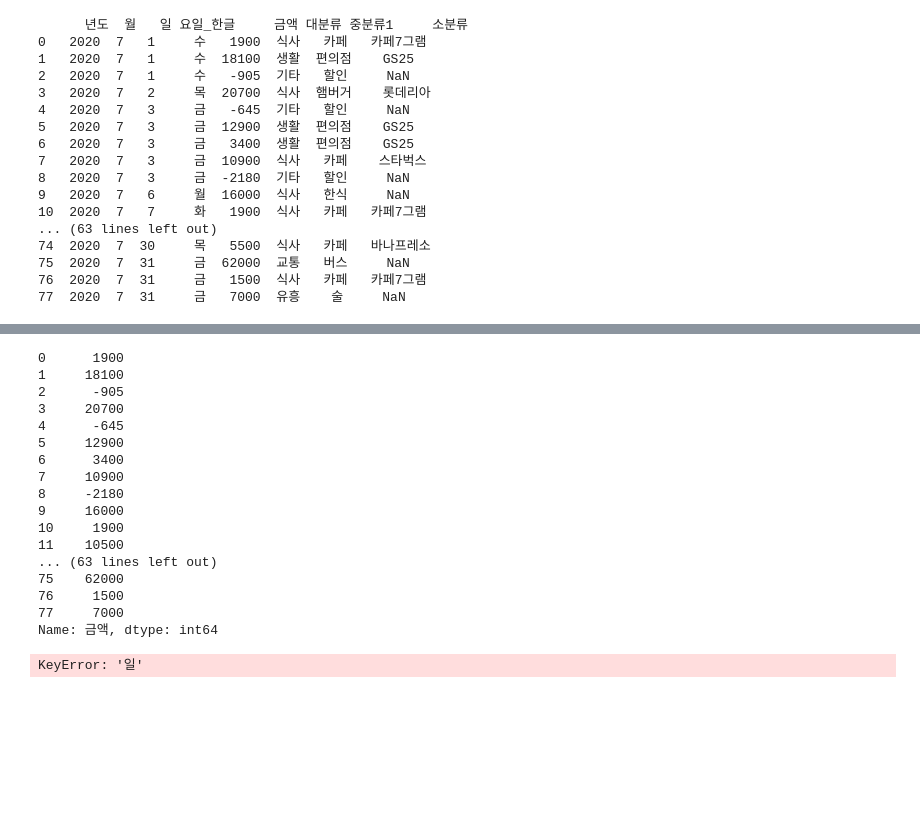
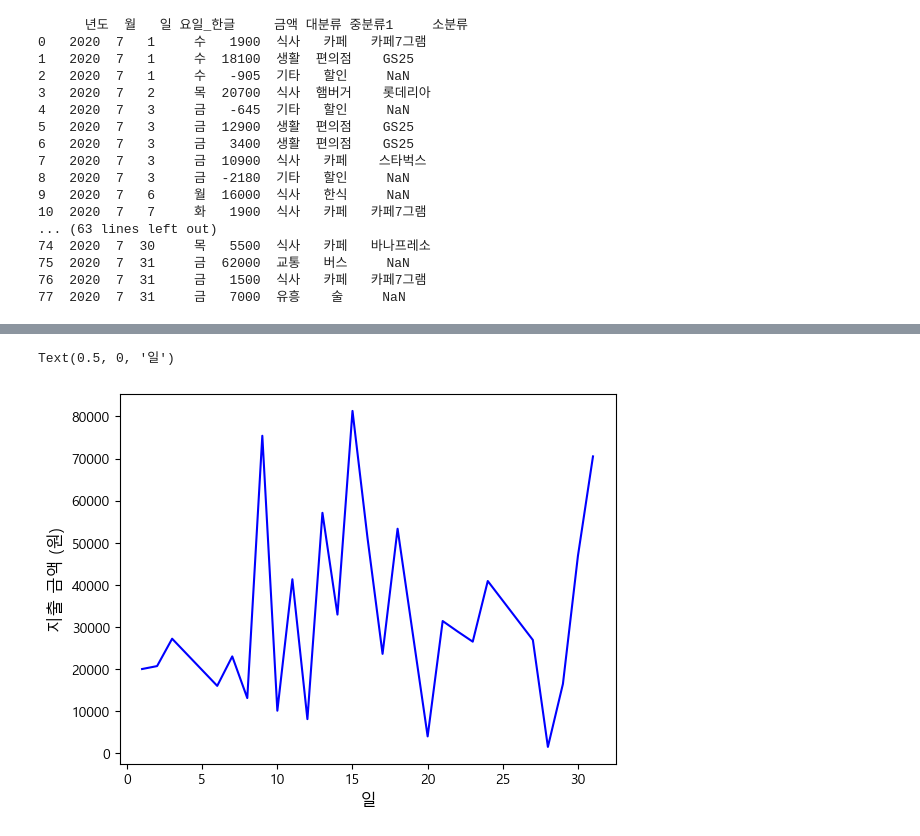
Before and after one commit to daniel-dataflow/data-engineering-bootcamp, a Jupyter notebook: multi01_python/14_pandas/card_ex.ipynb, the cells around one changed output, grey strips where cells are left out. Drawn from its saved outputs; the diff is of its cells as text; code cells hidden in the pictures; blank space fills up the shorter version.

```diff
--- a/multi01_python/14_pandas/card_ex.ipynb
+++ b/multi01_python/14_pandas/card_ex.ipynb
@@ -425,26 +442,12 @@ Name: 금액, dtype: int64
 # %%
-# 2 대분류별 금액 합산
-spending =  card['금액']
-print(spending)
-category_spending = spending.groupby('일')['금액'].sum().sort_values(ascending=False)
-print(category_spending)
-# category_spending.plot(kind='bar', figsize=(12, 8), color='b')
+# 4. 일자별 금액 합산
+spending =  card[card['금액']>0]
+# print(spending)
+daily_spending = spending.groupby('일')['금액'].sum().sort_index()
+# print(daily_spending)
+daily_spending.plot(kind='line', color='blue')
+plt.ylabel('지출 금액 (원)', fontsize=12)
+plt.xlabel('일', fontsize=12)
 # %% [output]
-0      1900
-1     18100
-2      -905
-3     20700
-4      -645
-5     12900
-6      3400
-7     10900
-8     -2180
-9     16000
-10     1900
-11    10500
-... (63 lines left out)
-75    62000
-76     1500
-77     7000
-Name: 금액, dtype: int64
+Text(0.5, 0, '일')
-KeyError: '일'
+[figure, added]
```
Also changed, not shown: parts of 14 cells of this notebook, 4 other files.
